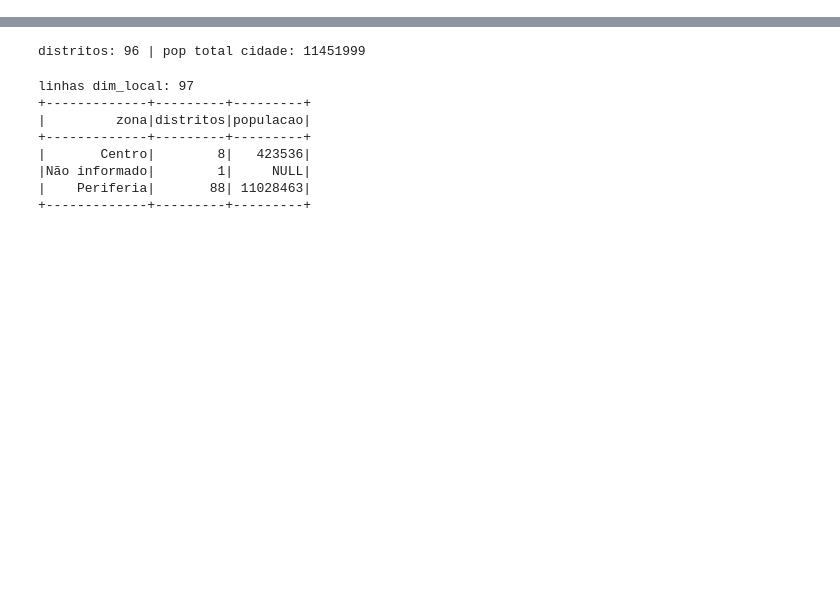
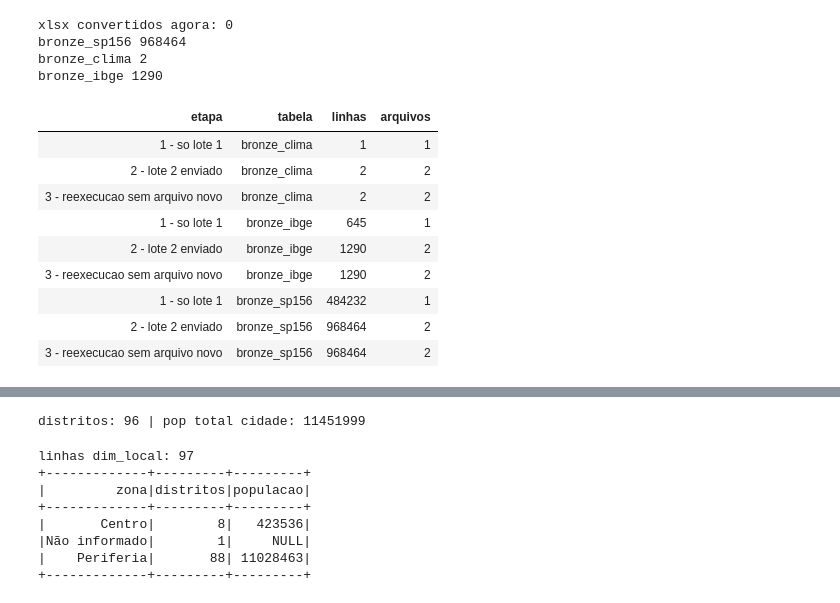
Before and after one commit to guilhermedaher10/Global-Solution_CitzenTech_2026, a Jupyter notebook: 02-big-data/databricks/gs_pipeline.ipynb, the cells around one changed output, grey strips where cells are left out. Cells and saved outputs as stored; diff of their text form; code cells hidden in the pictures; blank space fills up the shorter version.

```diff
--- a/02-big-data/databricks/gs_pipeline.ipynb
+++ b/02-big-data/databricks/gs_pipeline.ipynb
@@ -137,0 +86,41 @@ R3 | status + distrito preenchidos :  264195 ok |   12814 falha
+# %%
+# PROVA DO INCREMENTAL — na 1ª vez refaz a Bronze do zero em 3 etapas;
+# depois disso, esta célula só roda a carga incremental normal (arquivos novos).
+ESPERA, LOTE2 = "/Volumes/workspace/gs/espera", "2026-11-16"
+
+if not spark.catalog.tableExists(f"{SCHEMA}.controle_contagens"):
+    spark.sql(f"CREATE VOLUME IF NOT EXISTS {SCHEMA}.espera")
+    for t in ["bronze_sp156", "bronze_clima", "bronze_ibge", "prata_sp156"]:   # começa do zero
+        spark.sql(f"DROP TABLE IF EXISTS {SCHEMA}.{t}")
+    dbutils.fs.rm(POUSO_SP156, True)
+
+    for f in dbutils.fs.ls(BASE):                  # lote 2 ainda não chegou
+        if LOTE2 in f.name:
+            dbutils.fs.mv(f.path, f"{ESPERA}/{f.name}")
+    carregar_bronze(); registrar("1 - so lote 1")
+
+    for f in dbutils.fs.ls(ESPERA):                # chega o lote 2
+        dbutils.fs.mv(f.path, f"{BASE}/{f.name}")
+    carregar_bronze(); registrar("2 - lote 2 enviado")
+
+    carregar_bronze(); registrar("3 - reexecucao sem arquivo novo")
+else:
+    carregar_bronze()                              # carga incremental do dia a dia
+
+display(spark.sql(f"""SELECT etapa, tabela, linhas, arquivos
+  FROM {SCHEMA}.controle_contagens ORDER BY tabela, etapa"""))
+# %% [output]
+xlsx convertidos agora: 0
+bronze_sp156 968464
+bronze_clima 2
+bronze_ibge 1290
+| etapa | tabela | linhas | arquivos |
+| 1 - so lote 1 | bronze_clima | 1 | 1 |
+| 2 - lote 2 enviado | bronze_clima | 2 | 2 |
+| 3 - reexecucao sem arquivo novo | bronze_clima | 2 | 2 |
+| 1 - so lote 1 | bronze_ibge | 645 | 1 |
+| 2 - lote 2 enviado | bronze_ibge | 1290 | 2 |
+| 3 - reexecucao sem arquivo novo | bronze_ibge | 1290 | 2 |
+| 1 - so lote 1 | bronze_sp156 | 484232 | 1 |
+| 2 - lote 2 enviado | bronze_sp156 | 968464 | 2 |
+| 3 - reexecucao sem arquivo novo | bronze_sp156 | 968464 | 2 |
```
Also changed, not shown: parts of 30 cells of this notebook, 5 other files.
